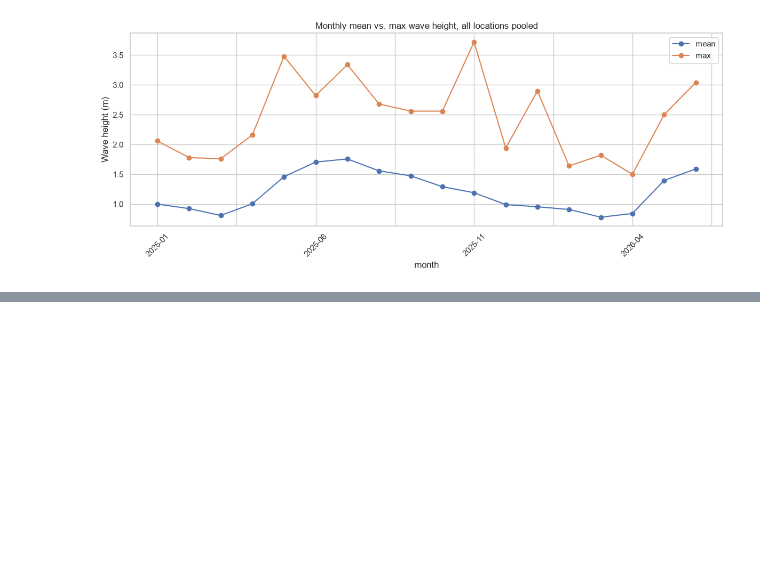
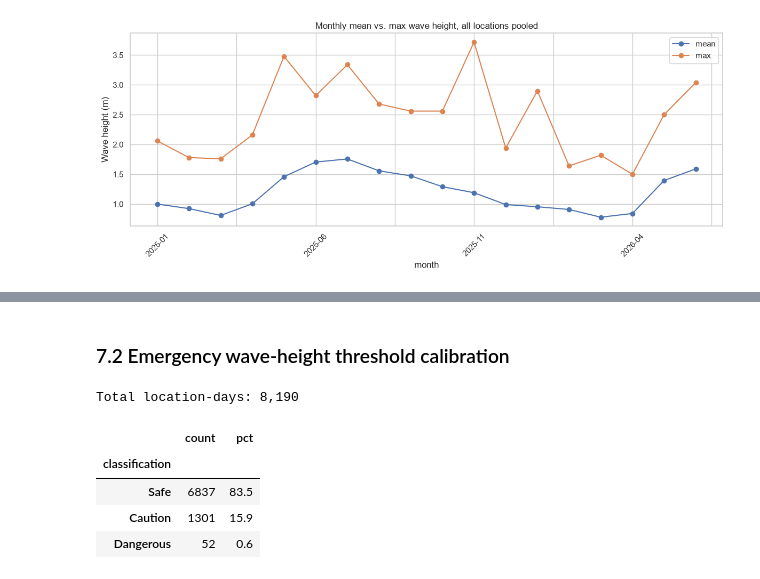
Before and after one commit to Dilmith-Anusara/CoastalPulse, a Jupyter notebook: Validation_Scripts/eda_weather_indicators.ipynb, the cells around one changed output, grey strips where cells are left out. Saved outputs shown, nothing was run; the diff lists cells and outputs as text; code cells hidden in the pictures; blank space fills up the shorter version.

```diff
--- a/Validation_Scripts/eda_weather_indicators.ipynb
+++ b/Validation_Scripts/eda_weather_indicators.ipynb
@@ -244,0 +286,30 @@ plt.show()
+# %% [markdown]
+### 7.2 Emergency wave-height threshold calibration
+# %%
+def load_all(table, select):
+    rows = []
+    start = 0
+    while True:
+        resp = da.get_client().table(table).select(select).range(start, start + 999).execute()
+        batch = resp.data
+        if not batch:
+            break
+        rows.extend(batch)
+        start += 1000
+        if len(batch) < 1000:
+            break
+    return pd.DataFrame(rows)
+
+
+gold_em = load_all("gold_emergency_daily", "classification")
+print(f"Total location-days: {len(gold_em):,}")
+counts = gold_em["classification"].value_counts()
+pct = gold_em["classification"].value_counts(normalize=True) * 100
+pd.DataFrame({"count": counts, "pct": pct.round(1)})
+# %% [output]
+Total location-days: 8,190
+|  | count | pct |
+| classification |  |  |
+| Safe | 6837 | 83.5 |
+| Caution | 1301 | 15.9 |
+| Dangerous | 52 | 0.6 |
```
Also changed, not shown: parts of 12 cells of this notebook, 7 other files.
